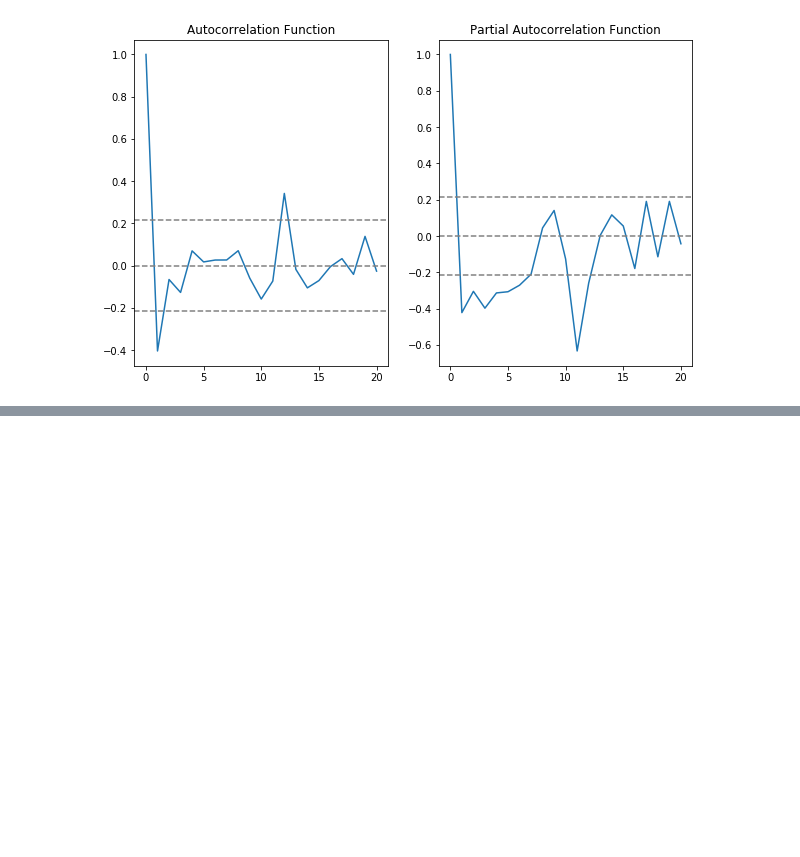
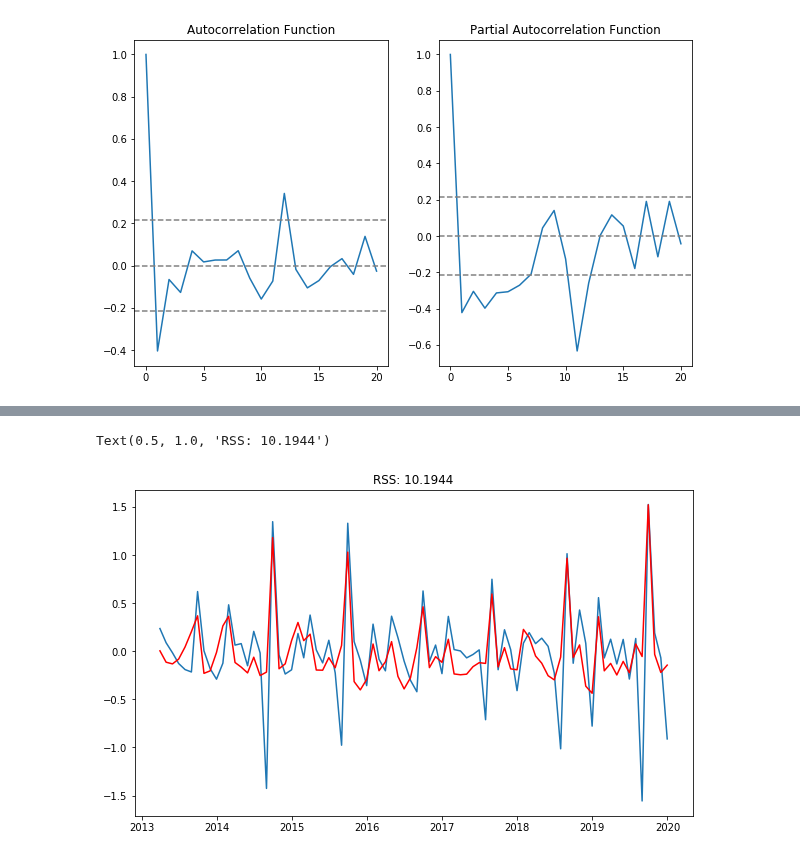
Before and after one commit to jvac06/pft, a Jupyter notebook: scripts/Baseline_model.ipynb, the cells around one changed output, grey strips where cells are left out. Saved outputs shown, nothing was run; the diff lists cells and outputs as text; code cells hidden in the pictures; blank space fills up the shorter version.

```diff
--- a/scripts/Baseline_model.ipynb
+++ b/scripts/Baseline_model.ipynb
@@ -199,0 +201,11 @@ TypeError: unsupported operand type(s) for +: 'Timestamp' and 'Timestamp'
+# %%
+# MA model
+
+model = ARIMA(df_log, order=(0, 1, 2))
+results_AR = model.fit(disp=-1)
+plt.plot(ts_diff)
+plt.plot(results_AR.fittedvalues, color='red')
+plt.title('RSS: %.4f'% sum((results_AR.fittedvalues-ts_diff['ton'])**2))
+# %% [output]
+Text(0.5, 1.0, 'RSS: 10.1944')
+[figure, added]
```
Also changed, not shown: parts of 7 cells of this notebook.
